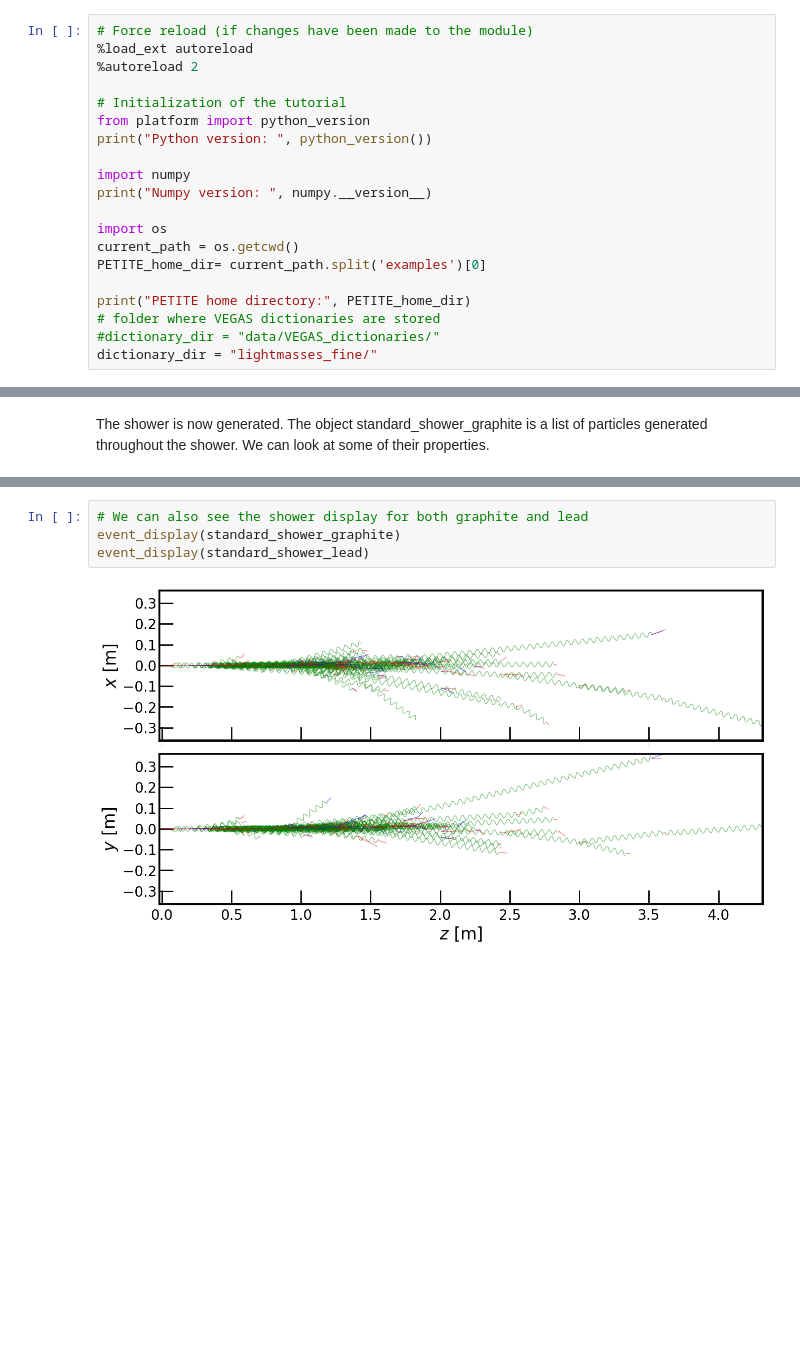
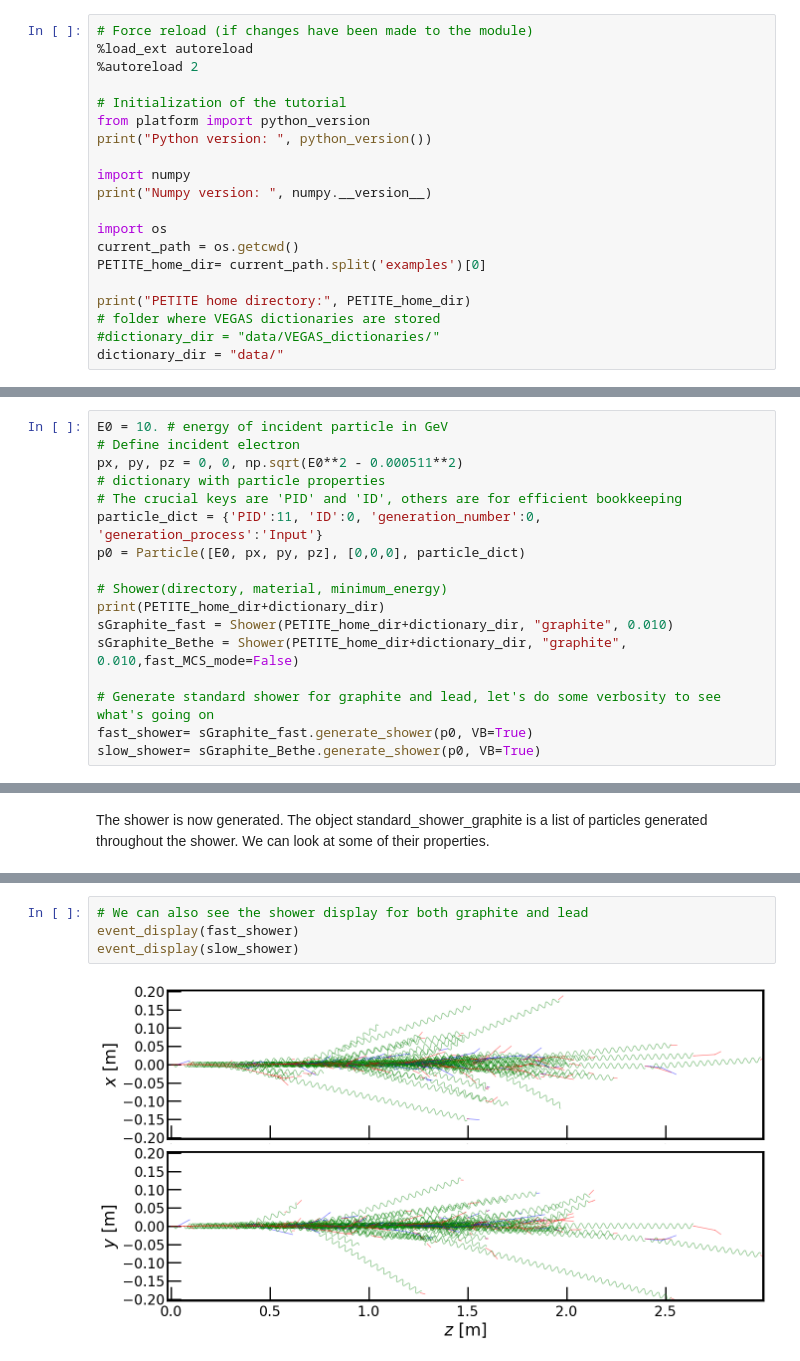
Before and after one commit to kjkellyphys/PETITE, a Jupyter notebook: examples/ryan_MCS_nb.ipynb, the cells around one changed output, grey strips where cells are left out. Cells and saved outputs as stored; diff of their text form; blank space fills up the shorter version.

```diff
--- a/examples/ryan_MCS_nb.ipynb
+++ b/examples/ryan_MCS_nb.ipynb
@@ -56,7 +19,7 @@ PETITE_home_dir= current_path.split('examples')[0]
 print("PETITE home directory:", PETITE_home_dir)
 # folder where VEGAS dictionaries are stored
 #dictionary_dir = "data/VEGAS_dictionaries/"
-dictionary_dir = "lightmasses_fine/"
+dictionary_dir = "data/"
 # %% [output]
 The autoreload extension is already loaded. To reload it, use:
   %reload_ext autoreload
@@ -188,0 +127,17 @@ Initial four-momenta:
+# %%
+E0 = 10. # energy of incident particle in GeV
+# Define incident electron
+px, py, pz = 0, 0, np.sqrt(E0**2 - 0.000511**2)
+# dictionary with particle properties
+# The crucial keys are 'PID' and 'ID', others are for efficient bookkeeping
+particle_dict = {'PID':11, 'ID':0, 'generation_number':0, 'generation_process':'Input'}
+p0 = Particle([E0, px, py, pz], [0,0,0], particle_dict)
+
+# Shower(directory, material, minimum_energy)
+print(PETITE_home_dir+dictionary_dir)
+sGraphite_fast = Shower(PETITE_home_dir+dictionary_dir, "graphite", 0.010)
+sGraphite_Bethe = Shower(PETITE_home_dir+dictionary_dir, "graphite", 0.010,fast_MCS_mode=False)
+
+# Generate standard shower for graphite and lead, let's do some verbosity to see what's going on
+fast_shower= sGraphite_fast.generate_shower(p0, VB=True)
+slow_shower= sGraphite_Bethe.generate_shower(p0, VB=True)
@@ -263,6 +228,6 @@ Number of (photons, electrons, positrons):  306 607 574
 # %%
 # We can also see the shower display for both graphite and lead
-event_display(standard_shower_graphite)
-event_display(standard_shower_lead)
+event_display(fast_shower)
+event_display(slow_shower)
 # %% [output]
-[figure, old version]
+[figure, new version]
```
Also changed, not shown: parts of 34 cells of this notebook, 4 other files.
